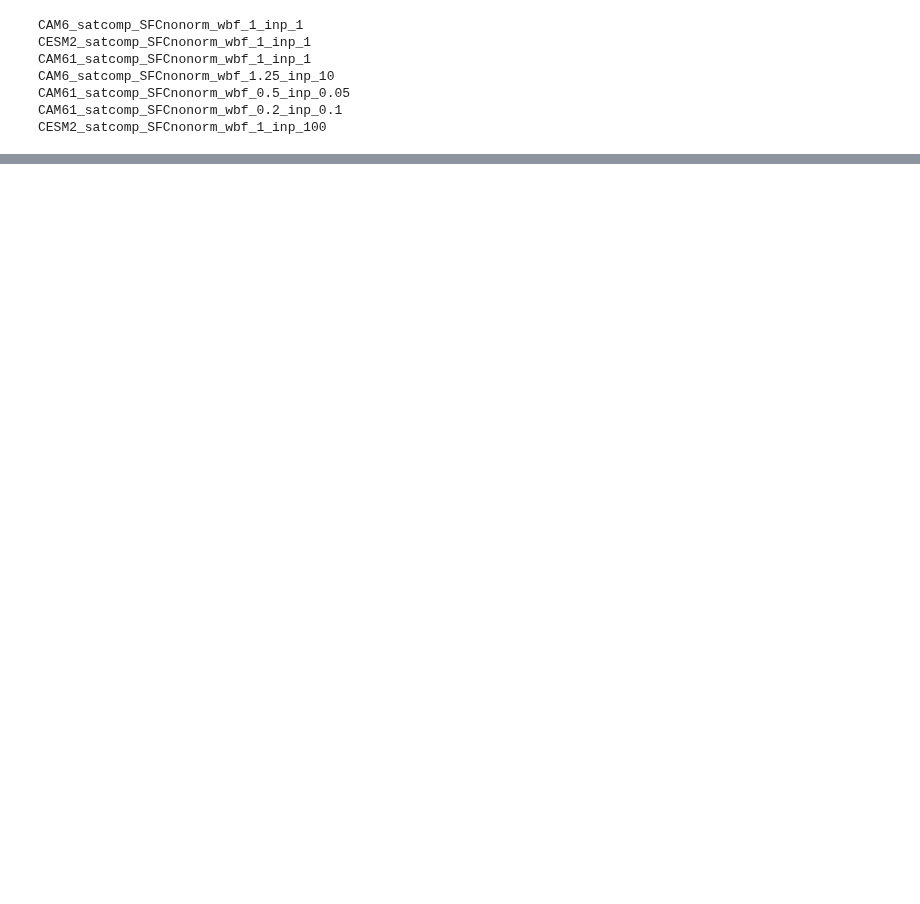
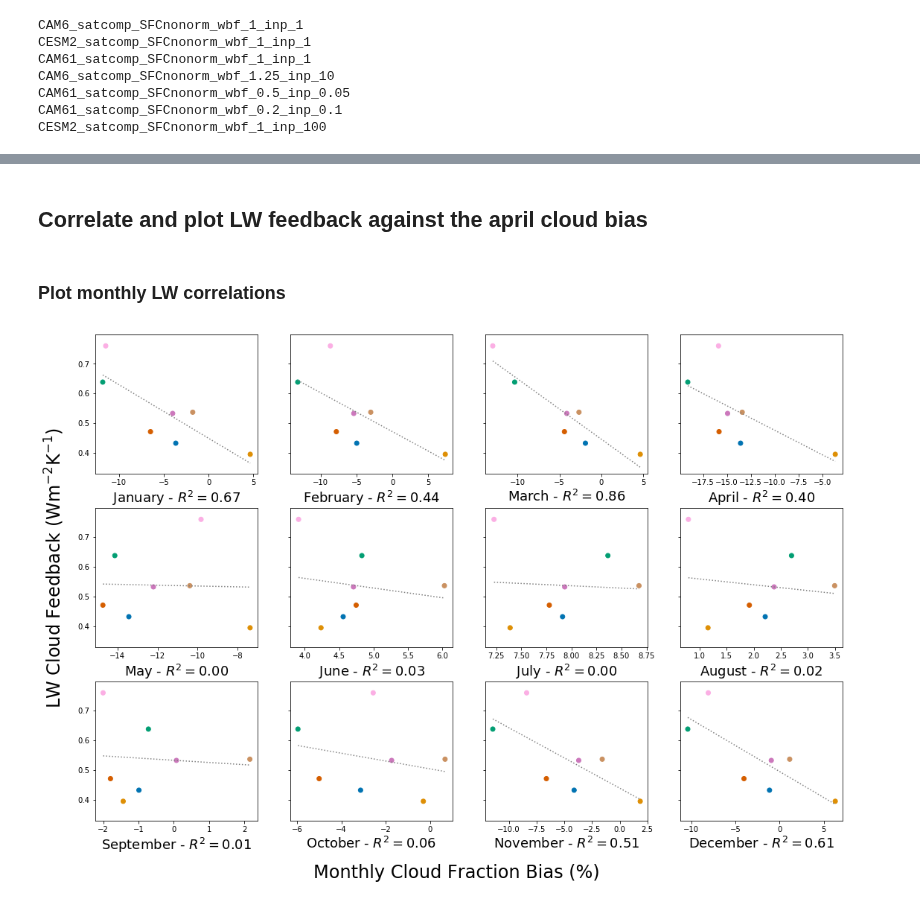
Before and after one commit to jshaw35/netcdf_analysis, a Jupyter notebook: paper_figures/correlate_feedbacks.ipynb, the cells around one changed output, grey strips where cells are left out. Drawn from its saved outputs; the diff is of its cells as text; code cells hidden in the pictures; blank space fills up the shorter version.

```diff
--- a/paper_figures/correlate_feedbacks.ipynb
+++ b/paper_figures/correlate_feedbacks.ipynb
@@ -140,0 +198,32 @@ fma_totcloud = np.array(list(fma_totcloud_dict.values())).flatten()
+# %%
+prefix = 'feedbacks_soden/mod_by_me/timeseriesinput'
+
+path_dict = {}
+
+path_dict['CAM61_satcomp_SFCnonorm_wbf_1_inp_1'] = '%s/CAM61_satcomp_wbf_1_inp_1/' % prefix
+path_dict['CAM61_satcomp_SFCnonorm_wbf_0.2_inp_0.1'] = '%s/CAM61_satcomp_wbf_0.2_inp_0.1/' % prefix
+path_dict['CAM61_satcomp_SFCnonorm_wbf_0.5_inp_0.05'] = '%s/CAM61_satcomp_wbf_0.5_inp_0.5/' % prefix
+path_dict['CAM6_satcomp_SFCnonorm_wbf_1_inp_1'] = '%s/CAM6_satcomp_wbf_1_inp_1/' % prefix
+path_dict['CAM6_satcomp_SFCnonorm_wbf_1.25_inp_10'] = '%s/CAM6_satcomp_wbf_1.25_inp_10/' % prefix
+path_dict['CESM2_satcomp_SFCnonorm_wbf_1_inp_1'] = '%s/CESM2_satcomp_wbf_1_inp_1/' % prefix
+path_dict['CESM2_satcomp_SFCnonorm_wbf_1_inp_100'] = '%s/CESM2_satcomp_wbf_1_inp_100/' % prefix
+
+p = {}
+for i in path_dict:
+    _t = path_dict[i]
+    _files = os.listdir(_t)
+    for ii in _files: # this won't handle errors well...
+        if "4K" in ii:
+            _path = '%s%s' % (_t,ii)
+            ts_file = [i for i in os.listdir(_path) if "_TS_" in i] # search for TS file
+            ts_f = "%s/%s" % (_path,ts_file[0])
+#             print("4K: ", ts_f)
+        else:
+            _path = '%s%s' % (_t,ii)
+            ts_file = [i for i in os.listdir(_path) if "_TS_" in i] # search for TS file
+            ts_i = "%s/%s" % (_path,ts_file[0])
+#             print("Norm: ",ts_i)
+
+    ts_dict[i] = calc_arc_dT(ts_i,ts_f)
+
+print(ts_dict)
@@ -140,0 +281,19 @@ fma_totcloud = np.array(list(fma_totcloud_dict.values())).flatten()
+# %% [markdown]
+## Correlate and plot LW feedback against the april cloud bias
+# %% [markdown]
+### Plot monthly LW correlations
+# %%
+fig,axs = plt.subplots(nrows=3,ncols=4,figsize=(18,12),sharey=True)
+fig.subplots_adjust(hspace=0.25)
+
+# Subplot-wide axis labelling
+fig.text(0.50, 0.030, 'Monthly Cloud Fraction Bias (%)',
+         va='bottom', ha='center', rotation='horizontal',
+         rotation_mode='anchor', fontsize=24)
+fig.text(0.09, 0.30, 'LW Cloud Feedback (Wm$^{-2}$K$^{-1}$)',
+         rotation='vertical', rotation_mode='anchor', fontsize=24)
+
+for i,ax in enumerate(axs.flat):
+    plot_correlation(i+1,['cloudlw_fb'],ax)
+# %% [output]
+[figure, added]
```
Also changed, not shown: parts of 45 cells of this notebook, 1 other file.
